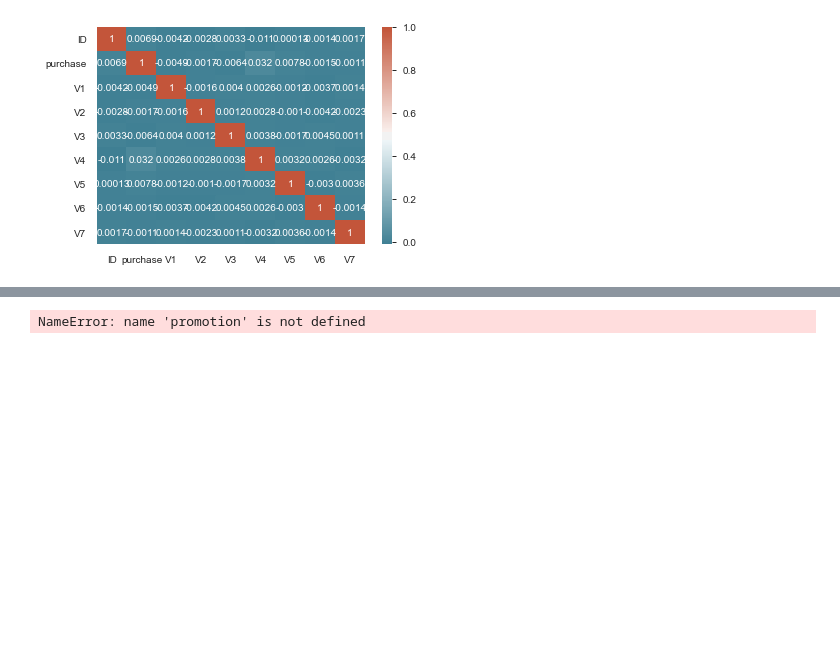
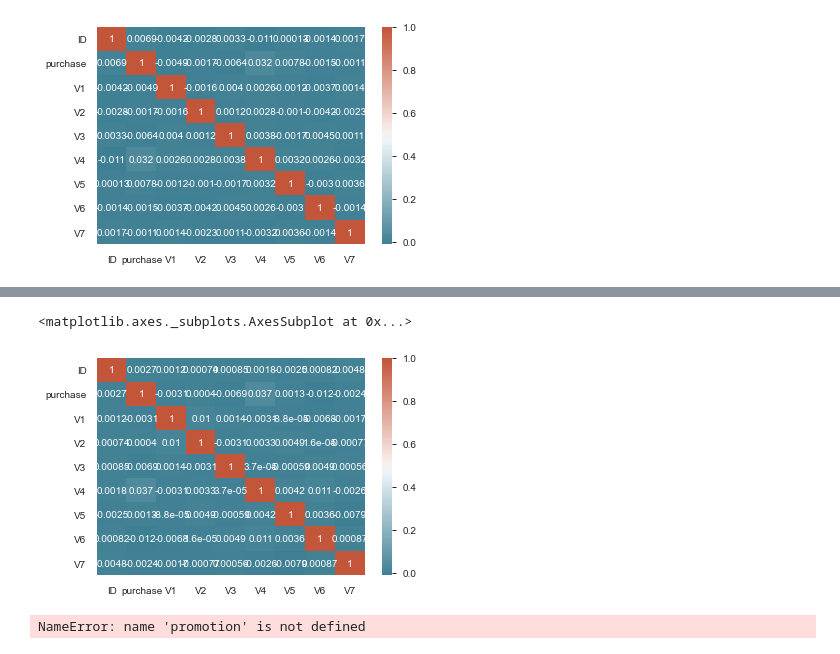
Before and after one commit to HenriqueMartinsPrado/Data-Scientist-Nano-Degree-Udacity, a Jupyter notebook: Chapter 5 - Experimental Design & Recommendations/Aula 5/Starbucks.ipynb, the cells around one changed output, grey strips where cells are left out. Saved outputs shown, nothing was run; the diff lists cells and outputs as text; code cells hidden in the pictures; blank space fills up the shorter version.

```diff
--- a/Chapter 5 - Experimental Design & Recommendations/Aula 5/Starbucks.ipynb
+++ b/Chapter 5 - Experimental Design & Recommendations/Aula 5/Starbucks.ipynb
@@ -141,6 +164,6 @@ dtype: int64
 # %%
-corr = train_data.corr()
-corr
+corr_train = train_data.corr()
+corr_train
 # %% [output]
 |  | ID | purchase | V1 | V2 | V3 | V4 | V5 | V6 | V7 |
 | ID | 1.000000 | 0.006902 | -0.004199 | -0.002757 | 0.003296 | -0.010600 | 0.000133 | -0.001434 | 0.001686 |
@@ -161,0 +187,4 @@ sns.heatmap(corr, xticklabels=corr.columns, yticklabels=corr.columns, annot=True
+# %%
+# load in the data
+test_data = pd.read_csv('./Test.csv')
+test_data.head()
@@ -161,0 +278,3 @@ sns.heatmap(corr, xticklabels=corr.columns, yticklabels=corr.columns, annot=True
+# %%
+corr_test = test_data.corr()
+corr_test
@@ -162,3 +292,10 @@ sns.heatmap(corr, xticklabels=corr.columns, yticklabels=corr.columns, annot=True
+# %%
+import seaborn as sns
+
+sns.heatmap(corr_test, xticklabels=corr.columns, yticklabels=corr.columns, annot=True, cmap=sns.diverging_palette(220, 20, as_cmap=True))
+# %% [output]
+<matplotlib.axes._subplots.AxesSubplot at 0x...>
+[figure, added]
 # %%
 def promotion_strategy(df):
     '''
```
Also changed, not shown: parts of 25 cells of this notebook, 1 other file.
